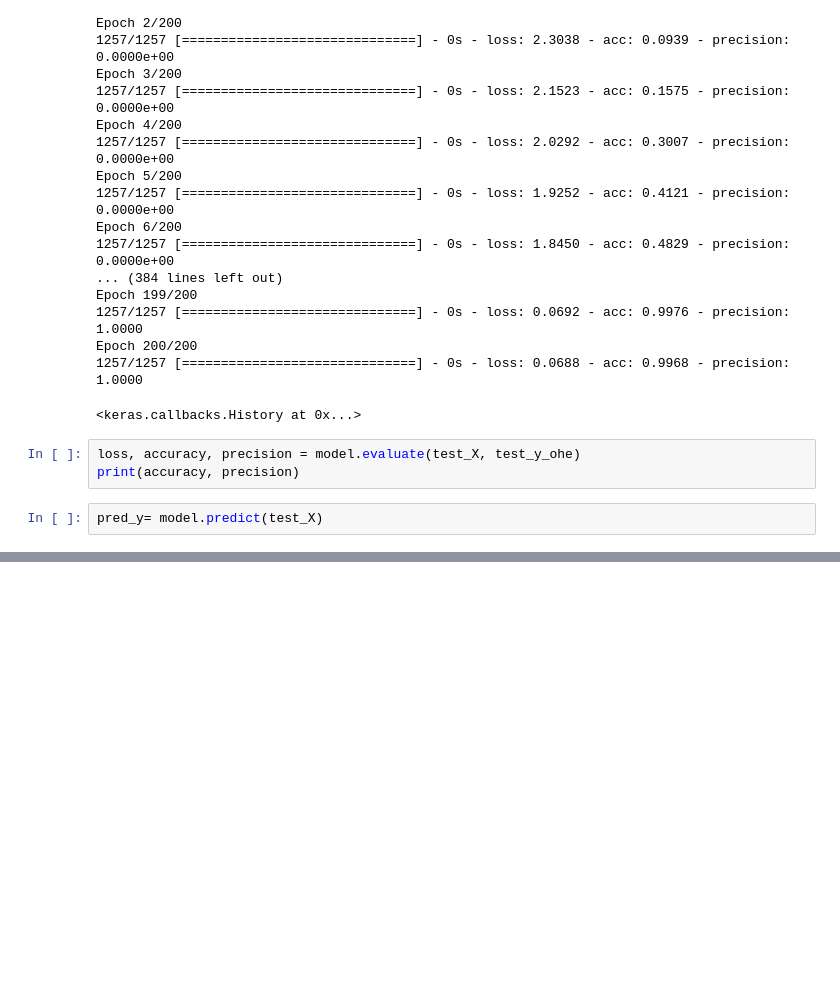
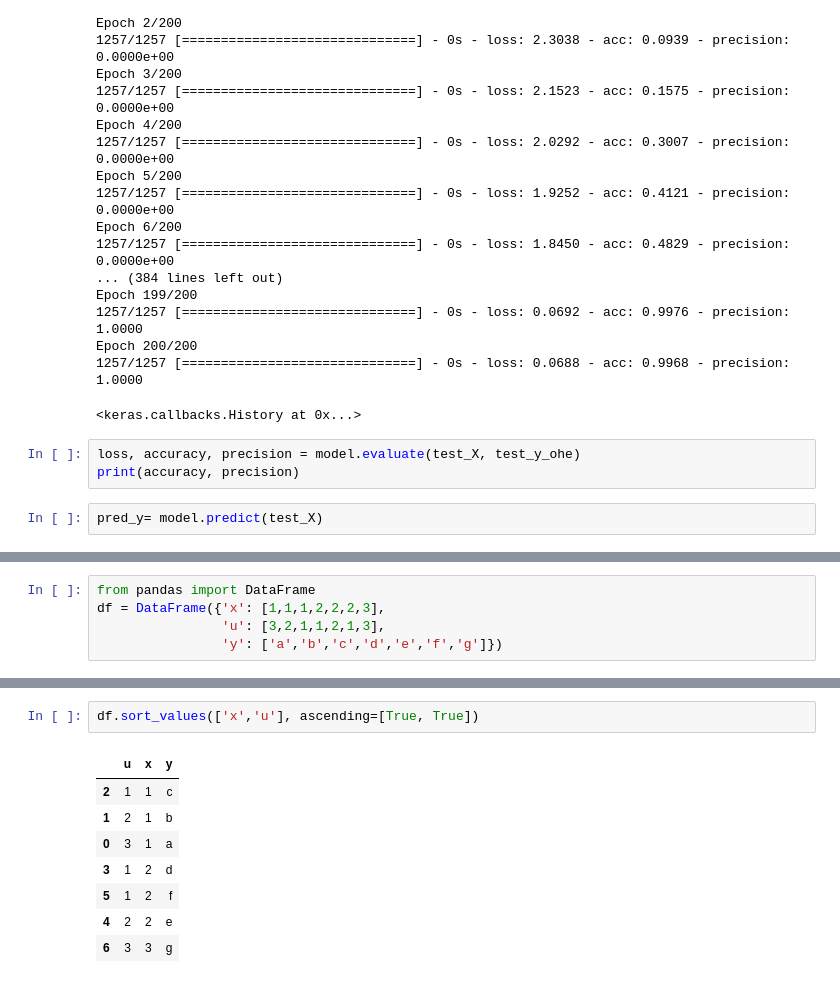
Before and after one commit to grzegorzme/Python-ML-Tutorial, a Jupyter notebook: Untitled.ipynb, the cells around one changed output, grey strips where cells are left out. Saved outputs shown, nothing was run; the diff lists cells and outputs as text; blank space fills up the shorter version.

```diff
--- a/Untitled.ipynb
+++ b/Untitled.ipynb
@@ -74,0 +80,5 @@ pred_y= model.predict(test_X)
+# %%
+from pandas import DataFrame
+df = DataFrame({'x': [1,1,1,2,2,2,3],
+                'u': [3,2,1,1,2,1,3],
+                'y': ['a','b','c','d','e','f','g']})
@@ -74,0 +106,11 @@ pred_y= model.predict(test_X)
+# %%
+df.sort_values(['x','u'], ascending=[True, True])
+# %% [output]
+|  | u | x | y |
+| 2 | 1 | 1 | c |
+| 1 | 2 | 1 | b |
+| 0 | 3 | 1 | a |
+| 3 | 1 | 2 | d |
+| 5 | 1 | 2 | f |
+| 4 | 2 | 2 | e |
+| 6 | 3 | 3 | g |
```
Also changed, not shown: parts of 18 cells of this notebook, 1 other file.
